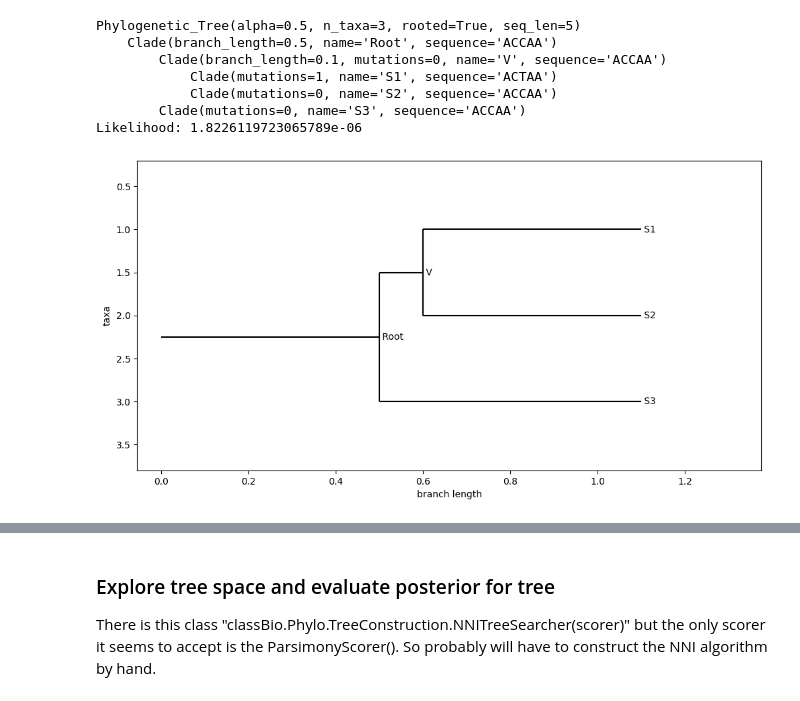
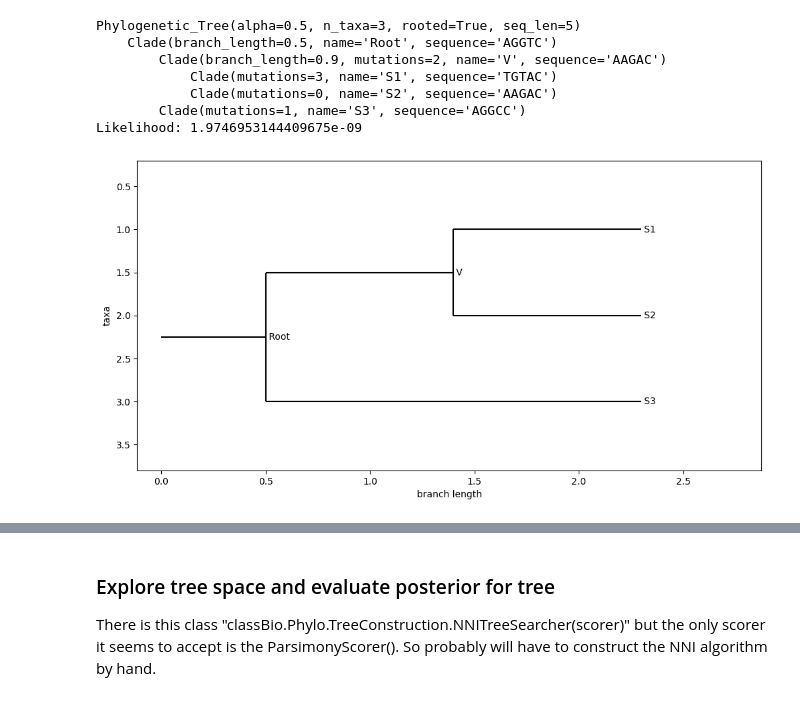
Before and after one commit to LeonMengoni/Bayesian-Phylogenetics, a Jupyter notebook: BayesianPhylogenetics.ipynb, the cells around one changed output, grey strips where cells are left out. Cells and saved outputs as stored; diff of their text form; code cells hidden in the pictures.

```diff
--- a/BayesianPhylogenetics.ipynb
+++ b/BayesianPhylogenetics.ipynb
@@ -160,7 +157,7 @@ class Phylogenetic_Tree(Phylo.BaseTree.Tree):
         for terminal_node in self.get_terminals():
             if terminal_node == self.root:
                 continue
-            parent = get_parent_node(terminal_node, self.parents)
+            parent = self.parents.get(terminal_node)
             terminal_node.branch_length = np.round(present - self.distance(parent), decimals=5)
 
     def generate_sequences_for_whole_tree(self): # init
@@ -186,6 +183,12 @@ class Phylogenetic_Tree(Phylo.BaseTree.Tree):
         self.likelihood = np.prod(joint_prob)
         self.log_likelihood = np.sum(np.log(joint_prob))
 
+    # def get_parent(self, node):
+    #     return self.parents.get(node)
+
+    # def get_children(self, node):
+    #     return self.children.get(node)
+
     def remove_internal_node_names(self):
         internal_node_names = []
         for node in self.get_nonterminals():
@@ -209,23 +212,23 @@ class Phylogenetic_Tree(Phylo.BaseTree.Tree):
 # %%
 # Generate a tree from file.
 
 seq_len = 5
 alpha = 0.5
 
-tree_file = Phylogenetic_Tree(seq_len, alpha).read_from_file("basic_tree.dnd")
-tree_file.calculate_likelihood()
-print(tree_file)
-print(f"Likelihood: {tree_file.likelihood}")
-tree_file.draw()
+tree_basic = Phylogenetic_Tree(seq_len, alpha).read_from_file("tree_basic.dnd")
+tree_basic.calculate_likelihood()
+print(tree_basic)
+print(f"Likelihood: {tree_basic.likelihood}")
+tree_basic.draw()
 # %% [output]
 Phylogenetic_Tree(alpha=0.5, n_taxa=3, rooted=True, seq_len=5)
-    Clade(branch_length=0.5, name='Root', sequence='ACCAA')
-        Clade(branch_length=0.1, mutations=0, name='V', sequence='ACCAA')
-            Clade(mutations=1, name='S1', sequence='ACTAA')
-            Clade(mutations=0, name='S2', sequence='ACCAA')
-        Clade(mutations=0, name='S3', sequence='ACCAA')
-Likelihood: 1.8226119723065789e-06
+    Clade(branch_length=0.5, name='Root', sequence='AGGTC')
+        Clade(branch_length=0.9, mutations=2, name='V', sequence='AAGAC')
+            Clade(mutations=3, name='S1', sequence='TGTAC')
+            Clade(mutations=0, name='S2', sequence='AAGAC')
+        Clade(mutations=1, name='S3', sequence='AGGCC')
+Likelihood: 1.9746953144409675e-09
-[figure, old version]
+[figure, new version]
 # %%
 # Generate a random tree and write to file
 
```
Also changed, not shown: parts of 12 cells of this notebook.
